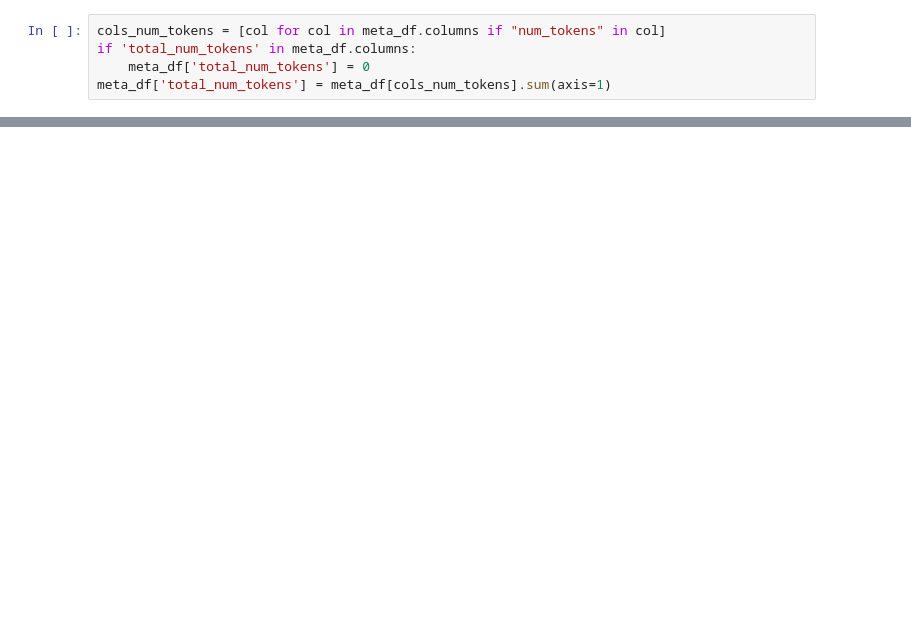
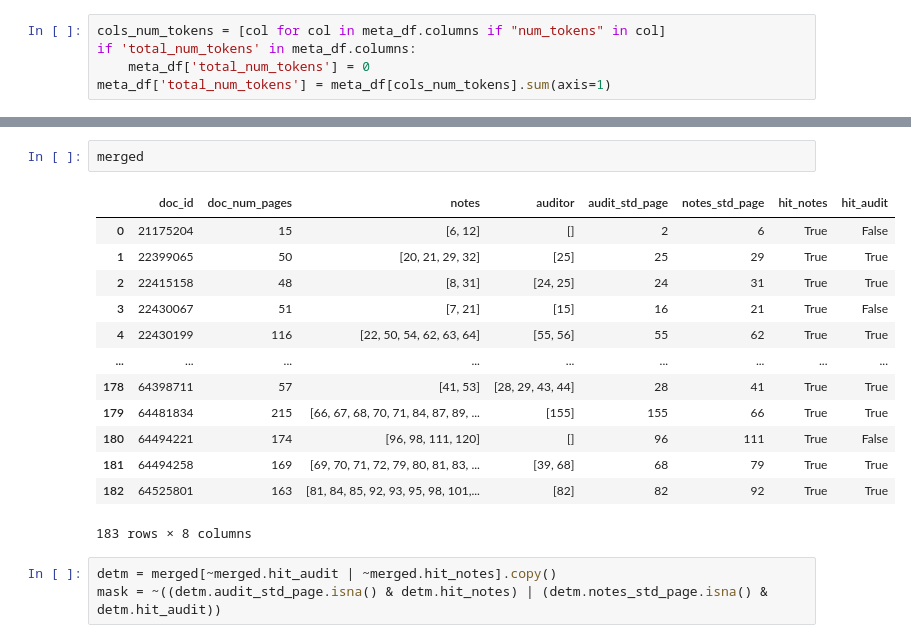
Before and after one commit to ilias-m-n/ExtractSectionsPDFs, a Jupyter notebook: ExtractAuditorAndNotes.ipynb, the cells around one changed output, grey strips where cells are left out. Saved outputs shown, nothing was run; the diff lists cells and outputs as text; blank space fills up the shorter version.

```diff
--- a/ExtractAuditorAndNotes.ipynb
+++ b/ExtractAuditorAndNotes.ipynb
@@ -365,0 +169,19 @@ meta_df.total_num_tokens.mean()
+# %%
+merged
+# %% [output]
+|  | doc_id | doc_num_pages | notes | auditor | audit_std_page | notes_std_page | hit_notes | hit_audit |
+| 0 | 21175204 | 15 | [6, 12] | [] | 2 | 6 | True | False |
+| 1 | 22399065 | 50 | [20, 21, 29, 32] | [25] | 25 | 29 | True | True |
+| 2 | 22415158 | 48 | [8, 31] | [24, 25] | 24 | 31 | True | True |
+| 3 | 22430067 | 51 | [7, 21] | [15] | 16 | 21 | True | False |
+| 4 | 22430199 | 116 | [22, 50, 54, 62, 63, 64] | [55, 56] | 55 | 62 | True | True |
+| ... | ... | ... | ... | ... | ... | ... | ... | ... |
+| 178 | 64398711 | 57 | [41, 53] | [28, 29, 43, 44] | 28 | 41 | True | True |
+| 179 | 64481834 | 215 | [66, 67, 68, 70, 71, 84, 87, 89, ... | [155] | 155 | 66 | True | True |
+| 180 | 64494221 | 174 | [96, 98, 111, 120] | [] | 96 | 111 | True | False |
+| 181 | 64494258 | 169 | [69, 70, 71, 72, 79, 80, 81, 83, ... | [39, 68] | 68 | 79 | True | True |
+| 182 | 64525801 | 163 | [81, 84, 85, 92, 93, 95, 98, 101,... | [82] | 82 | 92 | True | True |
+183 rows × 8 columns
+# %%
+detm = merged[~merged.hit_audit | ~merged.hit_notes].copy()
+mask = ~((detm.audit_std_page.isna() & detm.hit_notes) | (detm.notes_std_page.isna() & detm.hit_audit))
```
Also changed, not shown: parts of 10 cells of this notebook, 4 other files.
